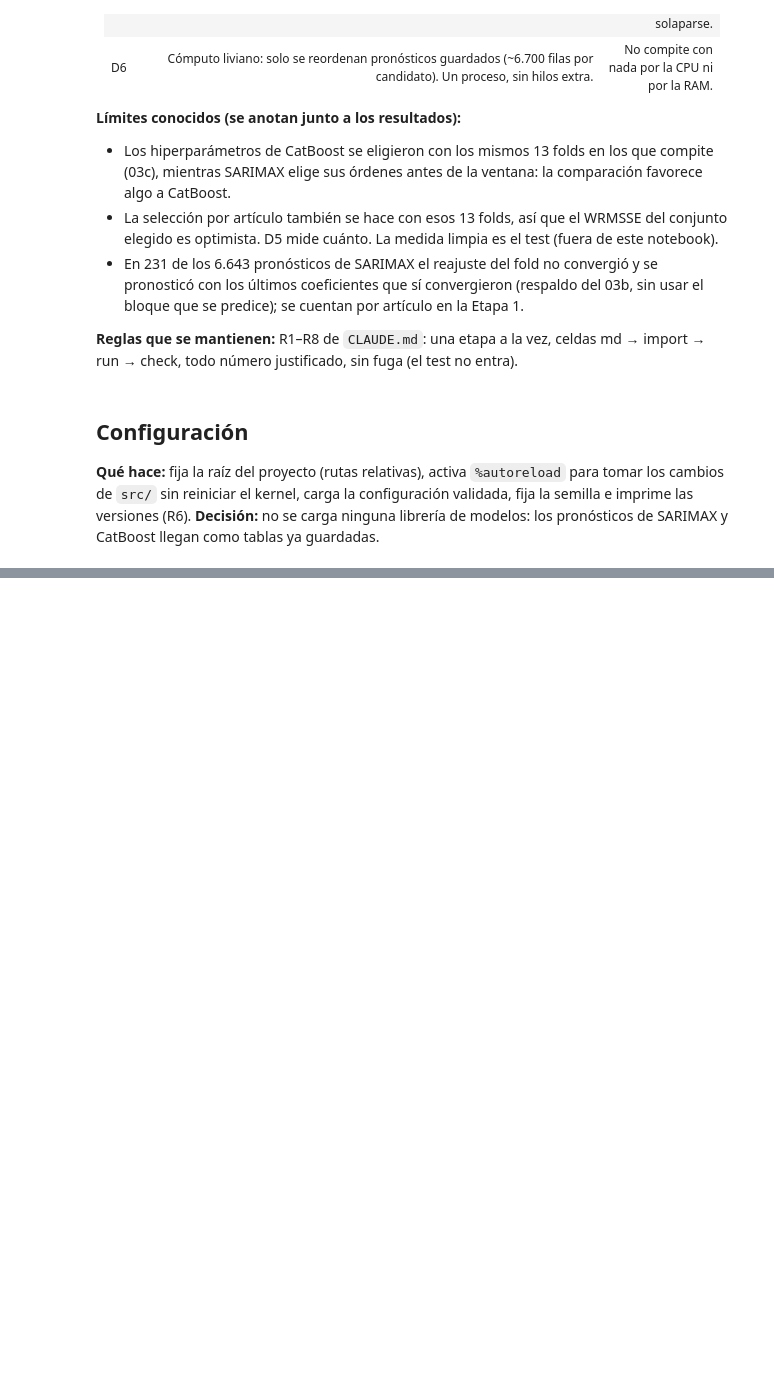
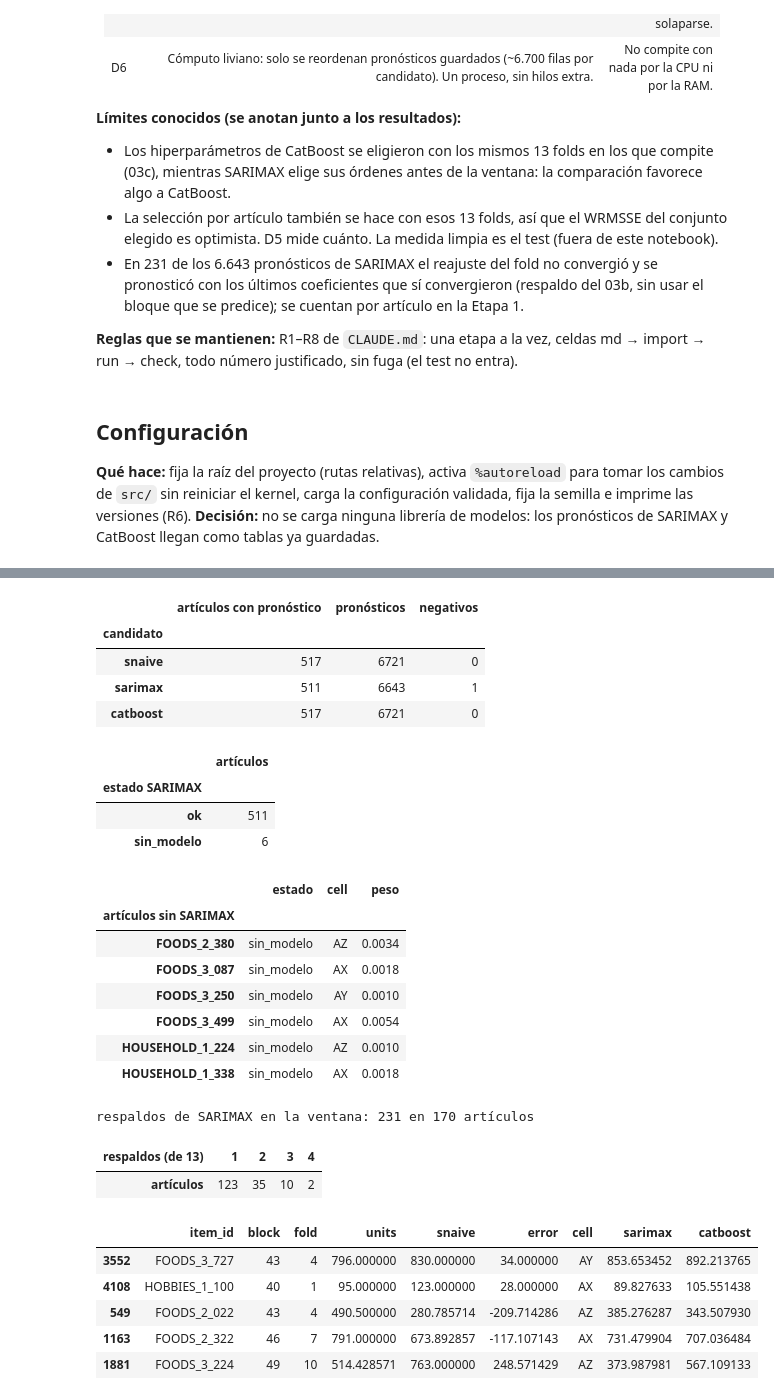
Before and after one commit to JoseSalas98/demand-forecasting-replenishment, a Jupyter notebook: notebooks/03d_seleccion_por_articulo.ipynb, the cells around one changed output, grey strips where cells are left out. Cells and saved outputs as stored; diff of their text form; code cells hidden in the pictures; blank space fills up the shorter version.

```diff
--- a/notebooks/03d_seleccion_por_articulo.ipynb
+++ b/notebooks/03d_seleccion_por_articulo.ipynb
@@ -75,0 +113,4 @@ print(f"semilla: {SEED}")
+# %%
+inputs, manifest = load_tables(DATASETS_DIR)
+sarimax = load_sarimax_checkpoints(SARIMAX_DIR)
+catboost = pd.read_pickle(CATBOOST_FILE)
@@ -75,0 +127,48 @@ print(f"semilla: {SEED}")
+# %%
+CANDIDATES = ["snaive", "sarimax", "catboost"]
+rmsse_scale = inputs["rmsse_scale"].set_index("item_id")["scale"]
+N_FOLDS = manifest["n_folds"]
+n_items = manifest["n_items"]
+cell_of = window.groupby("item_id")["cell"].first().astype(str)
+print(f"nb 03b exportado: {manifest['saved_at']} · SARIMAX: {len(sarimax['meta'])} lotes, último {sarimax['meta']['saved_at'].max()} · "
+      f"CatBoost: prueba {catboost['meta']['trial']} de {catboost['meta']['n_trials']}, guardado {catboost['meta']['saved_at']}")
+
+# Mismo conjunto en las tres fuentes.
+assert manifest["seed"] == SEED and N_FOLDS == 13 and manifest["snaive_m"] == 13
+items = set(rmsse_scale.index)
+assert len(items) == n_items == window["item_id"].nunique() and set(window["item_id"]) == items
+assert set(sarimax["choice"]["item_id"].astype(str)) == items and sarimax["choice"]["item_id"].is_unique
+assert set(catboost["backtest"]["item_id"].astype(str)) == items and catboost["meta"]["algorithm"] == "catboost"
+# Ventana: 13 folds por artículo, un bloque por fold.
+assert len(window) == n_items * N_FOLDS and not window.duplicated(["item_id", "fold"]).any()
+assert (window.groupby("item_id")["fold"].agg(lambda f: sorted(f) == list(range(1, N_FOLDS + 1)))).all()
+# Pronósticos: seasonal naive y CatBoost completos; SARIMAX solo en los artículos con modelo.
+status = sarimax["choice"].set_index(sarimax["choice"]["item_id"].astype(str))["status"]
+with_model = window["item_id"].map(status).eq("ok")
+assert window[["snaive", "catboost"]].notna().all().all()
+assert window.loc[with_model, "sarimax"].notna().all() and window.loc[~with_model, "sarimax"].isna().all()
+# Pesos: positivos, sin días de test, 13 bloques completos.
+assert set(weights.index) == items and (weights > 0).all()
+assert max(b for _, b in weight_windows.values()) <= train_end(cfg)
+assert all(b - a + 1 == WEIGHT_BLOCKS * BLOCK_DAYS for a, b in weight_windows.values())
+# Reproduce el 03c: el WRMSSE de CatBoost con estos pesos y escalas es el de su mejor prueba.
+cb_wrmsse = wrmsse_frame(window, "catboost", rmsse_scale, weights)[0]
+sn_wrmsse = wrmsse_frame(window, "snaive", rmsse_scale, weights)[0]
+assert np.isclose(cb_wrmsse, catboost["meta"]["wrmsse"], rtol=0, atol=1e-9), (cb_wrmsse, catboost["meta"]["wrmsse"])
+print(f"WRMSSE reproducido · CatBoost {cb_wrmsse:.4f} (03c: {catboost['meta']['wrmsse']:.4f}) · seasonal naive {sn_wrmsse:.4f}")
+
+display(pd.DataFrame({
+    "artículos con pronóstico": {c: window.loc[window[c].notna(), "item_id"].nunique() for c in CANDIDATES},
+    "pronósticos": {c: int(window[c].notna().sum()) for c in CANDIDATES},
+    "negativos": {c: int((window[c] < 0).sum()) for c in CANDIDATES},
+}).rename_axis("candidato"))
+display(status.value_counts().rename("artículos").rename_axis("estado SARIMAX").to_frame())
+no_model = status[status != "ok"]
+display(pd.DataFrame({"estado": no_model, "cell": cell_of[no_model.index], "peso": (weights[no_model.index] / weights.sum()).round(4)})
+        .rename_axis("artículos sin SARIMAX"))
+backups = sarimax["choice"].set_index(sarimax["choice"]["item_id"].astype(str))["backtest_backups"]
+backups = backups[status == "ok"]
+print(f"respaldos de SARIMAX en la ventana: {int(backups.sum())} en {int((backups > 0).sum())} artículos")
+display(backups[backups > 0].value_counts().sort_index().rename("artículos").rename_axis("respaldos (de 13)").to_frame().T)
+display(window.sample(5, random_state=SEED))
+# %% [output]
@@ -75,0 +177,26 @@ print(f"semilla: {SEED}")
+|  | artículos con pronóstico | pronósticos | negativos |
+| candidato |  |  |  |
+| snaive | 517 | 6721 | 0 |
+| sarimax | 511 | 6643 | 1 |
+| catboost | 517 | 6721 | 0 |
+|  | artículos |
+| estado SARIMAX |  |
+| ok | 511 |
+| sin_modelo | 6 |
+|  | estado | cell | peso |
+| artículos sin SARIMAX |  |  |  |
+| FOODS_2_380 | sin_modelo | AZ | 0.0034 |
+| FOODS_3_087 | sin_modelo | AX | 0.0018 |
+| FOODS_3_250 | sin_modelo | AY | 0.0010 |
+| FOODS_3_499 | sin_modelo | AX | 0.0054 |
+| HOUSEHOLD_1_224 | sin_modelo | AZ | 0.0010 |
+| HOUSEHOLD_1_338 | sin_modelo | AX | 0.0018 |
+respaldos de SARIMAX en la ventana: 231 en 170 artículos
+| respaldos (de 13) | 1 | 2 | 3 | 4 |
+| artículos | 123 | 35 | 10 | 2 |
+|  | item_id | block | fold | units | snaive | error | cell | sarimax | catboost |
+| 3552 | FOODS_3_727 | 43 | 4 | 796.000000 | 830.000000 | 34.000000 | AY | 853.653452 | 892.213765 |
+| 4108 | HOBBIES_1_100 | 40 | 1 | 95.000000 | 123.000000 | 28.000000 | AX | 89.827633 | 105.551438 |
+| 549 | FOODS_2_022 | 43 | 4 | 490.500000 | 280.785714 | -209.714286 | AZ | 385.276287 | 343.507930 |
+| 1163 | FOODS_2_322 | 46 | 7 | 791.000000 | 673.892857 | -117.107143 | AX | 731.479904 | 707.036484 |
+| 1881 | FOODS_3_224 | 49 | 10 | 514.428571 | 763.000000 | 248.571429 | AZ | 373.987981 | 567.109133 |
```
Also changed, not shown: parts of 23 cells of this notebook.
